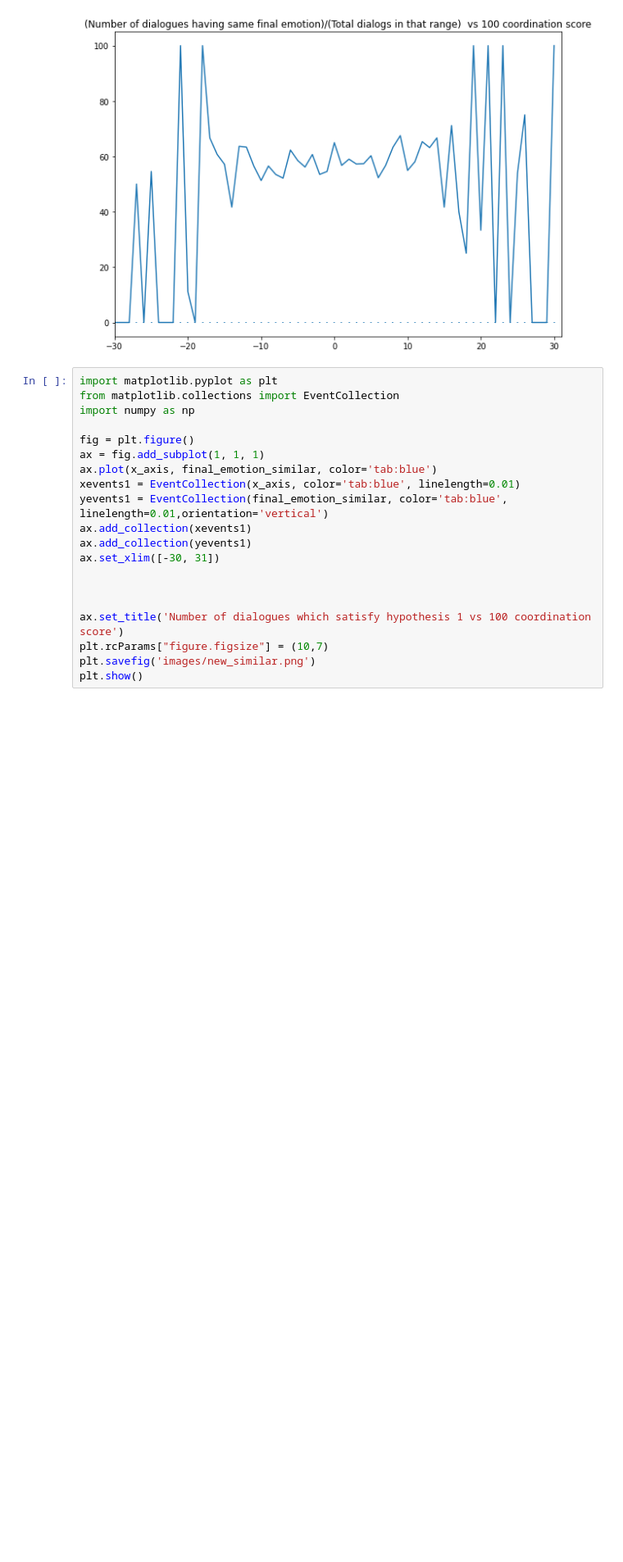
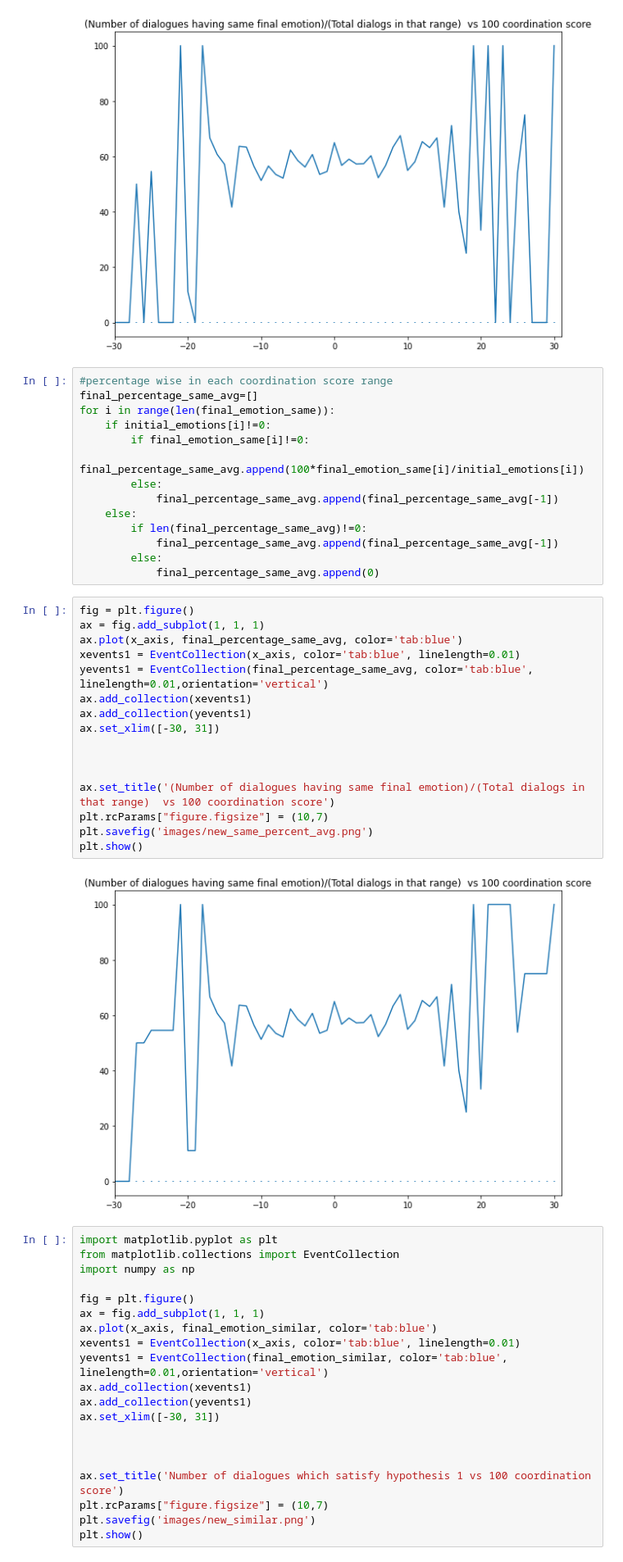
Before and after one commit to VinayakG2002/Coordination, a Jupyter notebook: Splitting_dataset.ipynb, the cells around one changed output. Shown at 82% size. Cells and saved outputs as stored; diff of their text form; blank space fills up the shorter version.

```diff
--- a/Splitting_dataset.ipynb
+++ b/Splitting_dataset.ipynb
@@ -651,6 +651,38 @@ plt.savefig('images/new_same_percent.png')
 plt.show()
 # %% [output]
 [figure]
+# %%
+#percentage wise in each coordination score range
+final_percentage_same_avg=[]
+for i in range(len(final_emotion_same)):
+    if initial_emotions[i]!=0:
+        if final_emotion_same[i]!=0:
+            final_percentage_same_avg.append(100*final_emotion_same[i]/initial_emotions[i])
+        else:
+            final_percentage_same_avg.append(final_percentage_same_avg[-1])
+    else:
+        if len(final_percentage_same_avg)!=0:
+            final_percentage_same_avg.append(final_percentage_same_avg[-1])
+        else:
+            final_percentage_same_avg.append(0)
+# %%
+fig = plt.figure()
+ax = fig.add_subplot(1, 1, 1)
+ax.plot(x_axis, final_percentage_same_avg, color='tab:blue')
+xevents1 = EventCollection(x_axis, color='tab:blue', linelength=0.01)
+yevents1 = EventCollection(final_percentage_same_avg, color='tab:blue', linelength=0.01,orientation='vertical')
+ax.add_collection(xevents1)
+ax.add_collection(yevents1)
+ax.set_xlim([-30, 31])
+
+
+
+ax.set_title('(Number of dialogues having same final emotion)/(Total dialogs in that range)  vs 100 coordination score')
+plt.rcParams["figure.figsize"] = (10,7)
+plt.savefig('images/new_same_percent_avg.png')
+plt.show()
+# %% [output]
+[figure, added]
 # %%
 import matplotlib.pyplot as plt
 from matplotlib.collections import EventCollection
```
Also changed, not shown: parts of 1 cell of this notebook, 2 other files.
